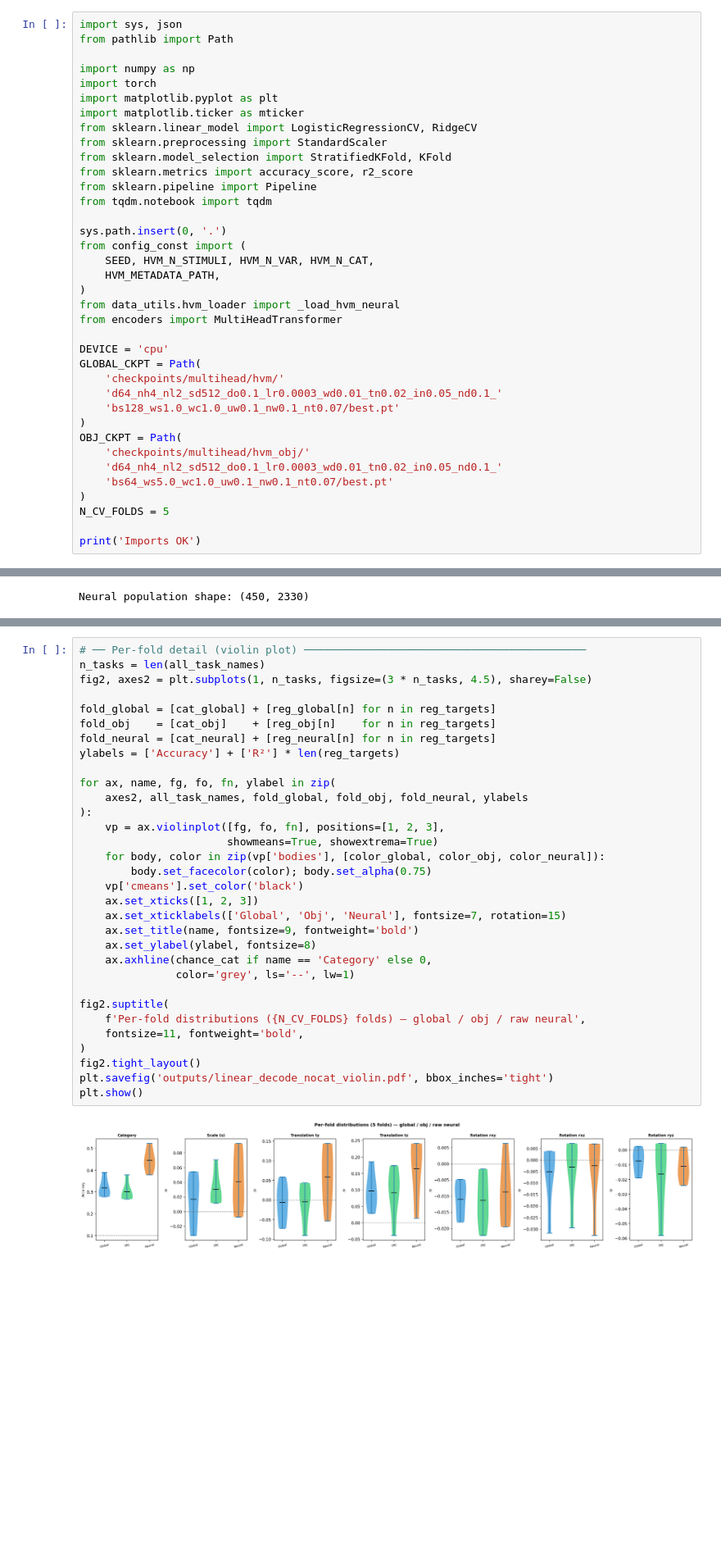
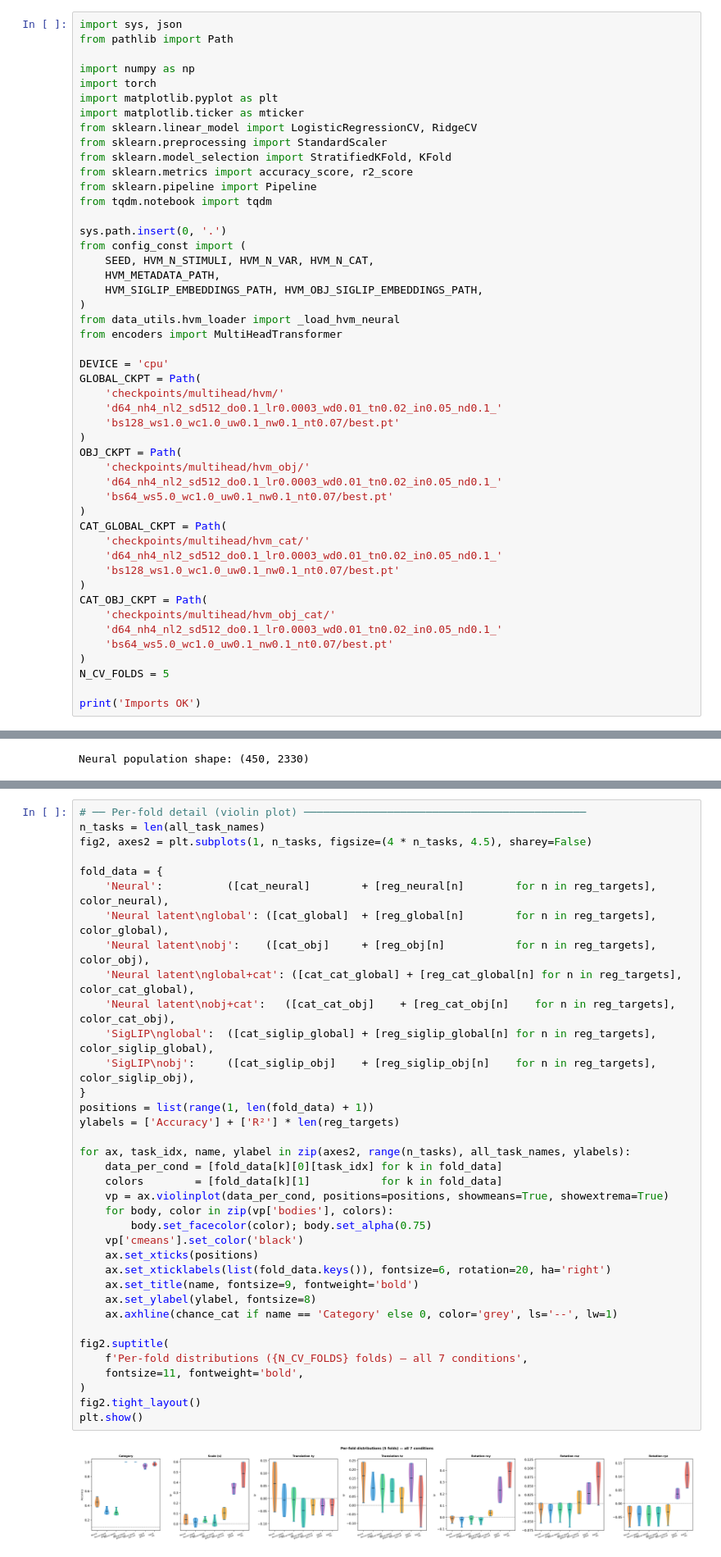
Before and after one commit to YAOJaredz/NeurObjectGen, a Jupyter notebook: analysis/linear_decode.ipynb, the cells around one changed output, grey strips where cells are left out. Shown at 82% size. Saved outputs shown, nothing was run; the diff lists cells and outputs as text; blank space fills up the shorter version.

```diff
--- a/analysis/linear_decode.ipynb
+++ b/analysis/linear_decode.ipynb
@@ -28,6 +36,7 @@ sys.path.insert(0, '.')
 from config_const import (
     SEED, HVM_N_STIMULI, HVM_N_VAR, HVM_N_CAT,
     HVM_METADATA_PATH,
+    HVM_SIGLIP_EMBEDDINGS_PATH, HVM_OBJ_SIGLIP_EMBEDDINGS_PATH,
 )
 from data_utils.hvm_loader import _load_hvm_neural
 from encoders import MultiHeadTransformer
@@ -43,6 +52,16 @@ OBJ_CKPT = Path(
     'd64_nh4_nl2_sd512_do0.1_lr0.0003_wd0.01_tn0.02_in0.05_nd0.1_'
     'bs64_ws5.0_wc1.0_uw0.1_nw0.1_nt0.07/best.pt'
 )
+CAT_GLOBAL_CKPT = Path(
+    'checkpoints/multihead/hvm_cat/'
+    'd64_nh4_nl2_sd512_do0.1_lr0.0003_wd0.01_tn0.02_in0.05_nd0.1_'
+    'bs128_ws1.0_wc1.0_uw0.1_nw0.1_nt0.07/best.pt'
+)
+CAT_OBJ_CKPT = Path(
+    'checkpoints/multihead/hvm_obj_cat/'
+    'd64_nh4_nl2_sd512_do0.1_lr0.0003_wd0.01_tn0.02_in0.05_nd0.1_'
+    'bs64_ws5.0_wc1.0_uw0.1_nw0.1_nt0.07/best.pt'
+)
 N_CV_FOLDS = 5
 
 print('Imports OK')
@@ -293,34 +478,38 @@ Saved to outputs/linear_decode_nocat.pdf
 # %%
 # ── Per-fold detail (violin plot) ────────────────────────────────────────────
 n_tasks = len(all_task_names)
-fig2, axes2 = plt.subplots(1, n_tasks, figsize=(3 * n_tasks, 4.5), sharey=False)
+fig2, axes2 = plt.subplots(1, n_tasks, figsize=(4 * n_tasks, 4.5), sharey=False)
 
-fold_global = [cat_global] + [reg_global[n] for n in reg_targets]
-fold_obj    = [cat_obj]    + [reg_obj[n]    for n in reg_targets]
-fold_neural = [cat_neural] + [reg_neural[n] for n in reg_targets]
+fold_data = {
+    'Neural':          ([cat_neural]        + [reg_neural[n]        for n in reg_targets], color_neural),
+    'Neural latent\nglobal': ([cat_global]  + [reg_global[n]        for n in reg_targets], color_global),
+    'Neural latent\nobj':    ([cat_obj]     + [reg_obj[n]           for n in reg_targets], color_obj),
+    'Neural latent\nglobal+cat': ([cat_cat_global] + [reg_cat_global[n] for n in reg_targets], color_cat_global),
+    'Neural latent\nobj+cat':   ([cat_cat_obj]    + [reg_cat_obj[n]    for n in reg_targets], color_cat_obj),
+    'SigLIP\nglobal':  ([cat_siglip_global] + [reg_siglip_global[n] for n in reg_targets], color_siglip_global),
+    'SigLIP\nobj':     ([cat_siglip_obj]    + [reg_siglip_obj[n]    for n in reg_targets], color_siglip_obj),
+}
+positions = list(range(1, len(fold_data) + 1))
 ylabels = ['Accuracy'] + ['R²'] * len(reg_targets)
 
-for ax, name, fg, fo, fn, ylabel in zip(
-    axes2, all_task_names, fold_global, fold_obj, fold_neural, ylabels
-):
-    vp = ax.violinplot([fg, fo, fn], positions=[1, 2, 3],
-                       showmeans=True, showextrema=True)
-    for body, color in zip(vp['bodies'], [color_global, color_obj, color_neural]):
+for ax, task_idx, name, ylabel in zip(axes2, range(n_tasks), all_task_names, ylabels):
+    data_per_cond = [fold_data[k][0][task_idx] for k in fold_data]
+    colors        = [fold_data[k][1]           for k in fold_data]
+    vp = ax.violinplot(data_per_cond, positions=positions, showmeans=True, showextrema=True)
+    for body, color in zip(vp['bodies'], colors):
         body.set_facecolor(color); body.set_alpha(0.75)
     vp['cmeans'].set_color('black')
-    ax.set_xticks([1, 2, 3])
-    ax.set_xticklabels(['Global', 'Obj', 'Neural'], fontsize=7, rotation=15)
+    ax.set_xticks(positions)
+    ax.set_xticklabels(list(fold_data.keys()), fontsize=6, rotation=20, ha='right')
     ax.set_title(name, fontsize=9, fontweight='bold')
     ax.set_ylabel(ylabel, fontsize=8)
-    ax.axhline(chance_cat if name == 'Category' else 0,
-               color='grey', ls='--', lw=1)
+    ax.axhline(chance_cat if name == 'Category' else 0, color='grey', ls='--', lw=1)
 
 fig2.suptitle(
-    f'Per-fold distributions ({N_CV_FOLDS} folds) — global / obj / raw neural',
+    f'Per-fold distributions ({N_CV_FOLDS} folds) — all 7 conditions',
     fontsize=11, fontweight='bold',
 )
 fig2.tight_layout()
-plt.savefig('outputs/linear_decode_nocat_violin.pdf', bbox_inches='tight')
 plt.show()
 # %% [output]
-[figure, old version]
+[figure, new version]
```
Also changed, not shown: parts of 7 cells of this notebook.
